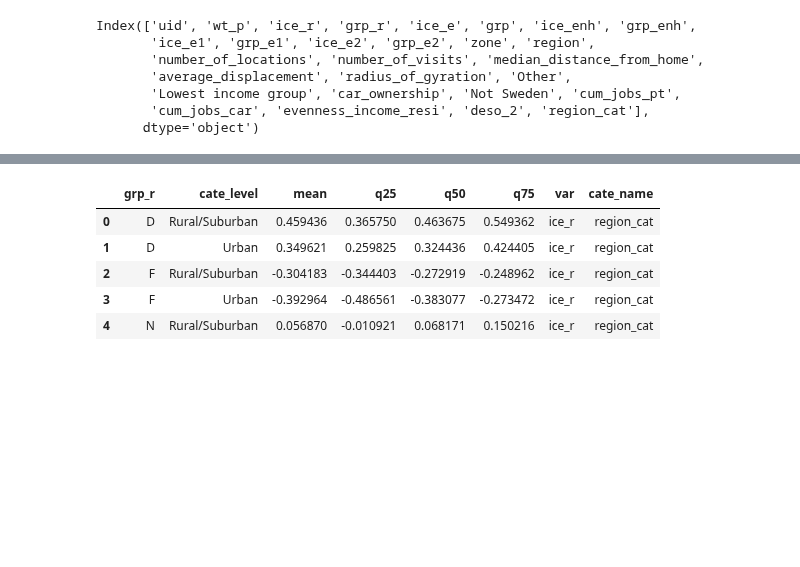
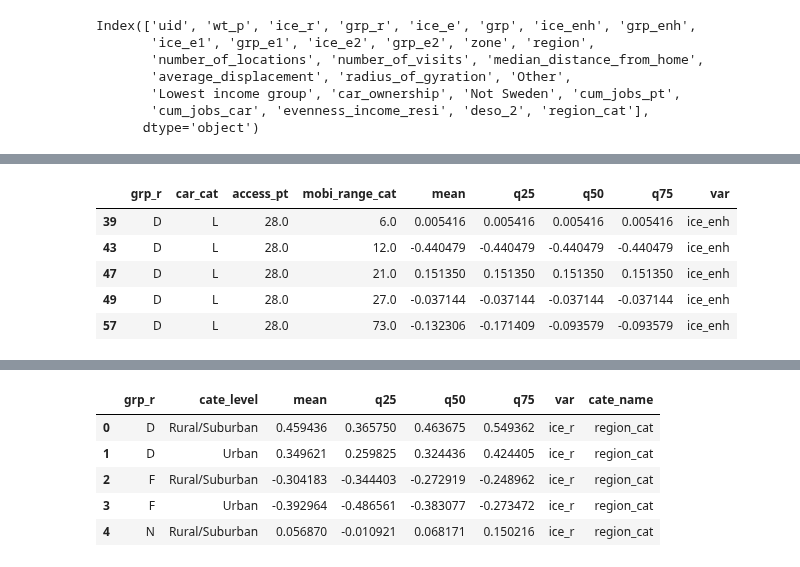
Before and after one commit to MobiSegInsights/mobi-social-segregation-se, a Jupyter notebook: src/MobiSegInsightsSE.models.1.0/45-model-seg-e-vs-r-sims.ipynb, the cells around one changed output, grey strips where cells are left out. Cells and saved outputs as stored; diff of their text form; code cells hidden in the pictures; blank space fills up the shorter version.

```diff
--- a/src/MobiSegInsightsSE.models.1.0/45-model-seg-e-vs-r-sims.ipynb
+++ b/src/MobiSegInsightsSE.models.1.0/45-model-seg-e-vs-r-sims.ipynb
@@ -346,14 +374,15 @@ Index(['uid', 'wt_p', 'ice_r', 'grp_r', 'ice_e', 'grp', 'ice_enh', 'grp_enh',
 # %%
-def data_groups(data=None):
+def data_groups(data=None, grp=None):
+    # [0.01, 0.35, 0.53, 1.72]
     data.loc[:, 'car_cat'] = pd.cut(data['car_ownership'],
-                                       bins=[0.01, 0.35, 0.53, 1.72],
+                                       bins=[0.01, 0.28, 0.57, 1.72],
                                        labels=['L', 'M', 'H'])
     data.loc[:, 'low_inc_cat'] = pd.cut(data['Lowest income group'],
                                         bins=[0, 0.25, 0.75, 1],
                                         labels=['H', 'M', 'L'])
     data.loc[:, 'mobi_range_cat'] = pd.cut(data['radius_of_gyration'],
-                                        bins=[0, 1, 10, 100, 1000, 10000],
-                                        labels=[1, 2, 3, 4, 5])
+                                        bins=mobi_dict[grp],
+                                        labels=mobi_dict[grp][:-1])
     return data
 
 def add_access_groups(data=None, num_grps=None):
@@ -386,10 +415,25 @@ def grp_stats_com(data=None, var=None):
     stat_dict['q75'] = q75
     stat_dict['var'] = var
     return pd.Series(stat_dict)
+
+def cate_level_process(row):
+    if row['cate_name'] in ('region_cat', 'car_cat', 'low_inc_cat'):
+        return str(row['cate_level'])
+    else:
+        return str(int(row['cate_level']))
-# %%
-df_sim = data_groups(data=df_sim)
-df_sim = add_access_groups(data=df_sim, num_grps=25)
+# %%
+df_sim_f = df_sim.loc[df_sim.grp_r == 'F', :].copy()
+df_sim_d = df_sim.loc[df_sim.grp_r == 'D', :].copy()
+df_sim_r = pd.concat([data_groups(data=df_sim_f, grp='F'),
+                    data_groups(data=df_sim_d, grp='D')])
+df_sim_f = df_sim_r.loc[df_sim_r.grp_r == 'F', :].copy()
+df_sim_d = df_sim_r.loc[df_sim_r.grp_r == 'D', :].copy()
+num_grps_f = 15
+num_grps_d = 11
+df_sim_r = pd.concat([add_access_groups(data=df_sim_f, num_grps=num_grps_f),
+                    add_access_groups(data=df_sim_d, num_grps=num_grps_d)])
 # %%
 # Add delta experienced nativity segregation (outside home)
-df_sim.loc[:, 'delta_ice1'] = abs(df_sim.loc[:, 'ice_e1']) - abs(df_sim.loc[:, 'ice_enh'])
-df_sim.loc[:, 'delta_ice2'] = abs(df_sim.loc[:, 'ice_e2']) - abs(df_sim.loc[:, 'ice_enh'])
+df_sim_r.loc[:, 'delta_ice1'] = abs(df_sim_r.loc[:, 'ice_e1']) - abs(df_sim_r.loc[:, 'ice_enh'])
+df_sim_r.loc[:, 'delta_ice2'] = abs(df_sim_r.loc[:, 'ice_e2']) - abs(df_sim_r.loc[:, 'ice_enh'])
+df_sim_r.loc[:, 'delta_ice21'] = abs(df_sim_r.loc[:, 'ice_e2']) - abs(df_sim_r.loc[:, 'ice_e1'])
@@ -395,0 +467,13 @@ df_sim.loc[:, 'delta_ice2'] = abs(df_sim.loc[:, 'ice_e2']) - abs(df_sim.loc[:, '
+# %%
+df_sim_stats2 = df_sim_r.groupby(['grp_r', 'car_cat', 'access_pt', 'mobi_range_cat']).\
+    apply(lambda data: grp_stats_com(data, var='ice_enh')).reset_index()
+df_sim_stats2.dropna(inplace=True)
+df_sim_stats2.loc[:, 'access_pt'] = df_sim_stats2.loc[:, 'access_pt'].apply(lambda x: int(x))
+df_sim_stats2.head()
+# %% [output]
+|  | grp_r | car_cat | access_pt | mobi_range_cat | mean | q25 | q50 | q75 | var |
+| 39 | D | L | 28.0 | 6.0 | 0.005416 | 0.005416 | 0.005416 | 0.005416 | ice_enh |
+| 43 | D | L | 28.0 | 12.0 | -0.440479 | -0.440479 | -0.440479 | -0.440479 | ice_enh |
+| 47 | D | L | 28.0 | 21.0 | 0.151350 | 0.151350 | 0.151350 | 0.151350 | ice_enh |
+| 49 | D | L | 28.0 | 27.0 | -0.037144 | -0.037144 | -0.037144 | -0.037144 | ice_enh |
+| 57 | D | L | 28.0 | 73.0 | -0.132306 | -0.171409 | -0.093579 | -0.093579 | ice_enh |
```
Also changed, not shown: parts of 29 cells of this notebook, 47 other files.
